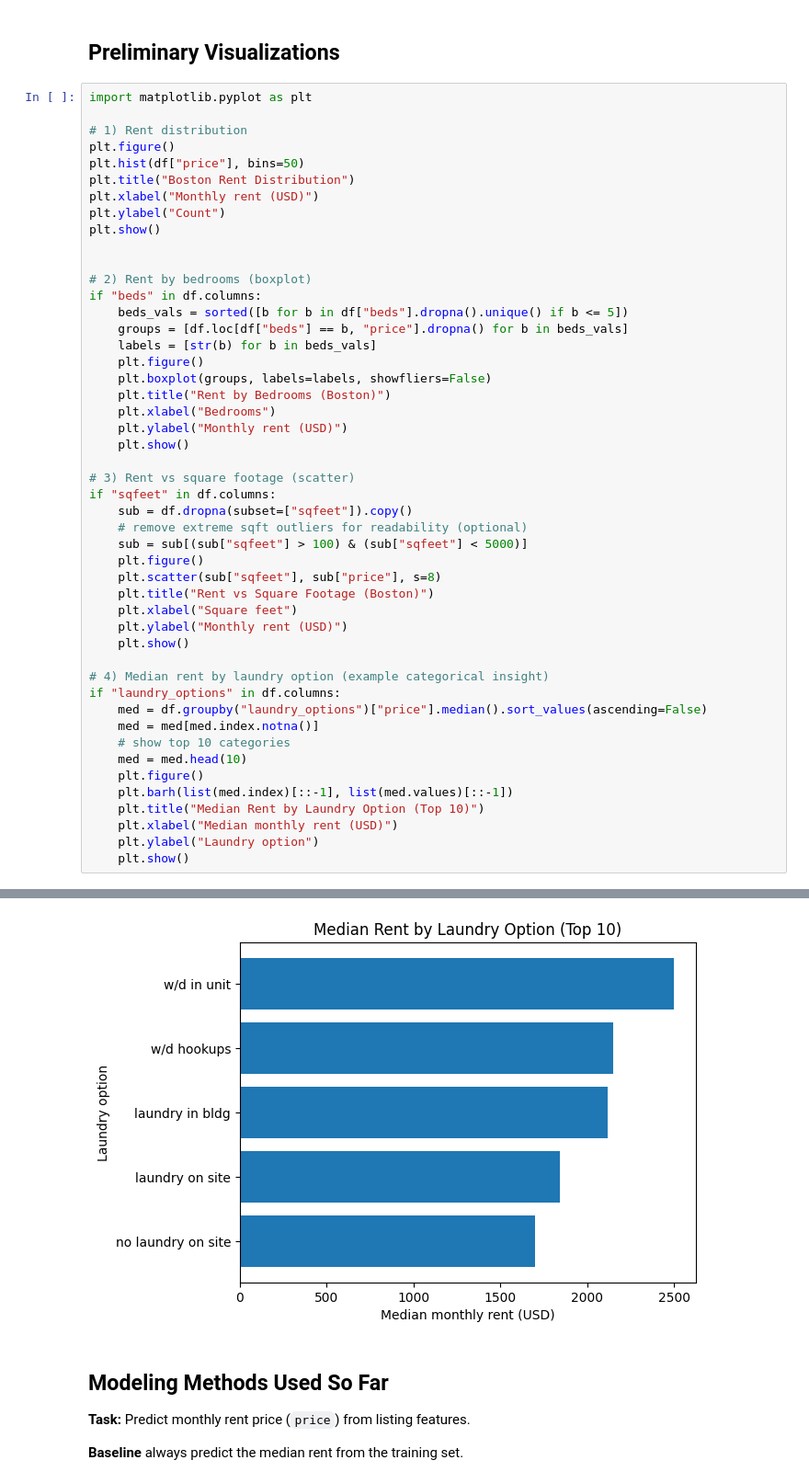
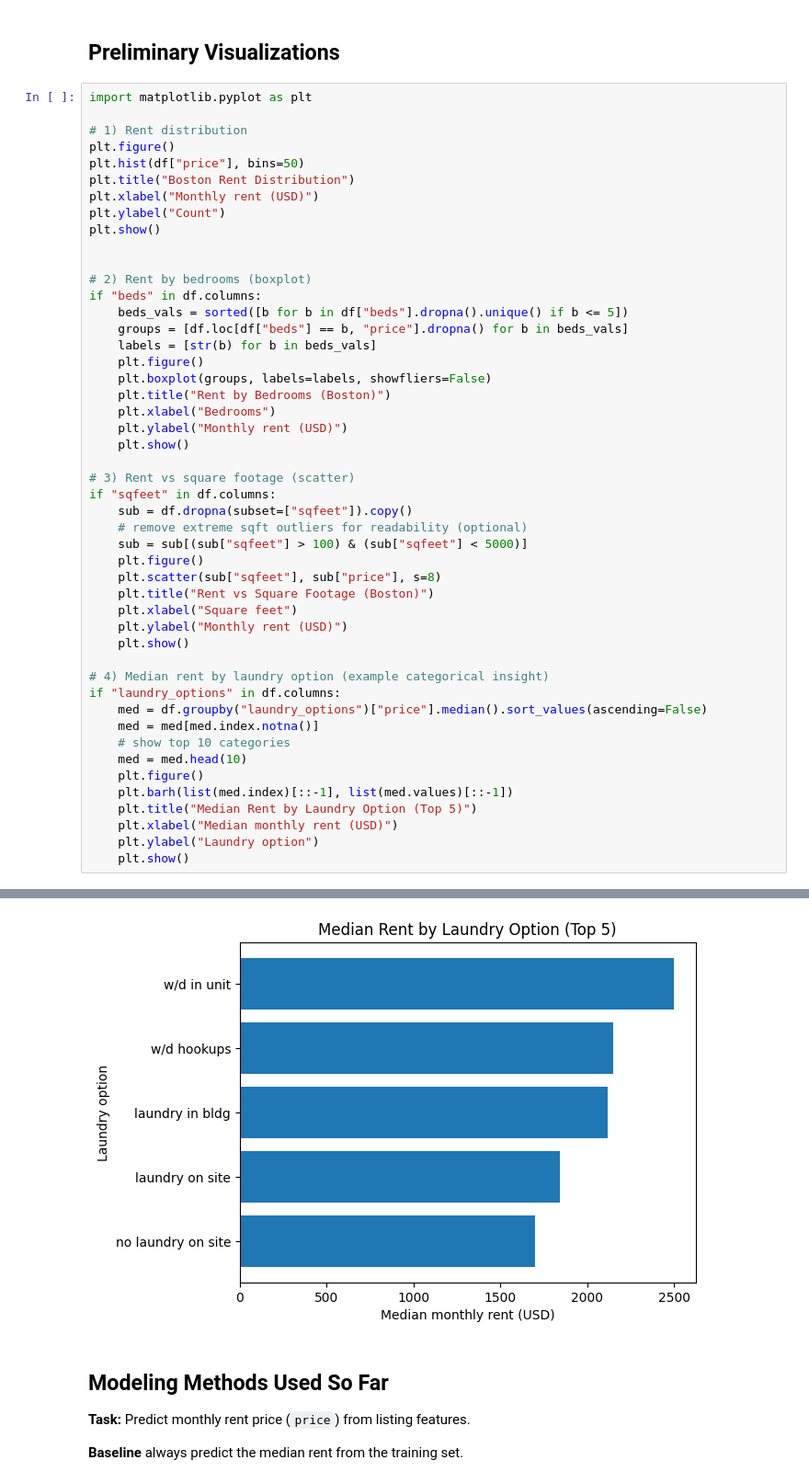
Before and after one commit to lr0826/cs506-project, a Jupyter notebook: notebooks/01_april_checkin.ipynb, the cells around one changed output, grey strips where cells are left out. Shown at 92% size. Drawn from its saved outputs; the diff is of its cells as text.

```diff
--- a/notebooks/01_april_checkin.ipynb
+++ b/notebooks/01_april_checkin.ipynb
@@ -79,35 +79,35 @@ if "beds" in df.columns:
     plt.ylabel("Monthly rent (USD)")
     plt.show()
 
 # 3) Rent vs square footage (scatter)
 if "sqfeet" in df.columns:
     sub = df.dropna(subset=["sqfeet"]).copy()
     # remove extreme sqft outliers for readability (optional)
     sub = sub[(sub["sqfeet"] > 100) & (sub["sqfeet"] < 5000)]
     plt.figure()
     plt.scatter(sub["sqfeet"], sub["price"], s=8)
     plt.title("Rent vs Square Footage (Boston)")
     plt.xlabel("Square feet")
     plt.ylabel("Monthly rent (USD)")
     plt.show()
 
 # 4) Median rent by laundry option (example categorical insight)
 if "laundry_options" in df.columns:
     med = df.groupby("laundry_options")["price"].median().sort_values(ascending=False)
     med = med[med.index.notna()]
     # show top 10 categories
     med = med.head(10)
     plt.figure()
     plt.barh(list(med.index)[::-1], list(med.values)[::-1])
-    plt.title("Median Rent by Laundry Option (Top 10)")
+    plt.title("Median Rent by Laundry Option (Top 5)")
     plt.xlabel("Median monthly rent (USD)")
     plt.ylabel("Laundry option")
     plt.show()
 # %% [output]
 [figure]
 [figure]
 [figure]
-[figure, old version]
+[figure, new version]
 # %% [markdown]
 ## Modeling Methods Used So Far
 
```
Also changed, not shown: parts of 2 cells of this notebook.
